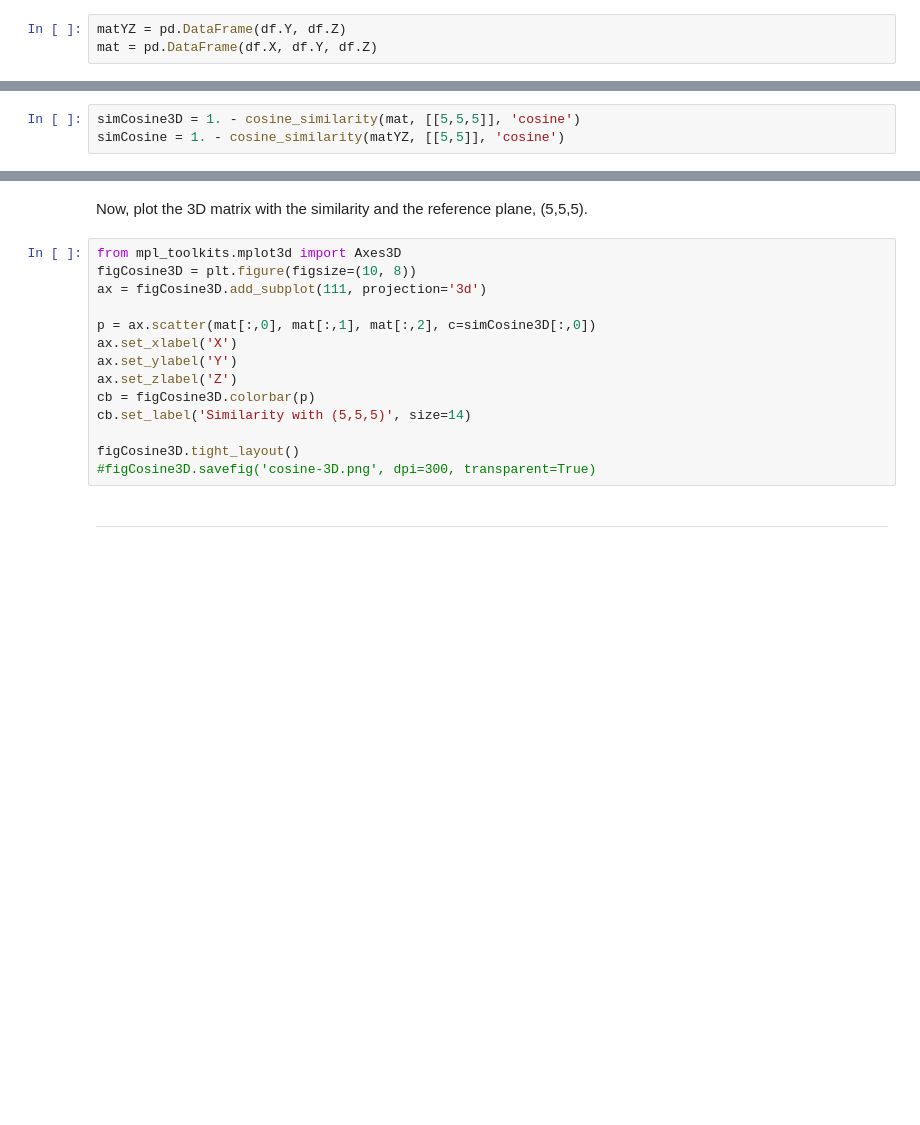
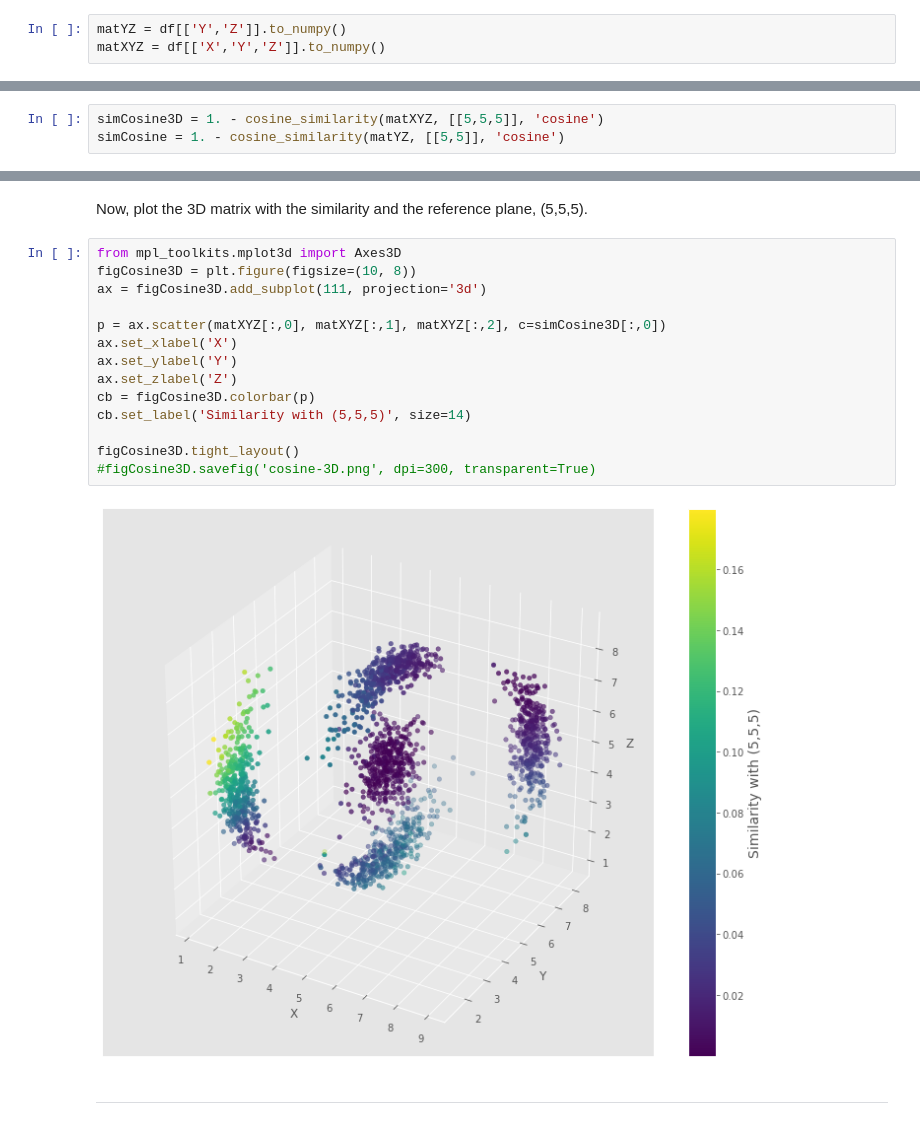
Before and after one commit to shai1esh03/ML-Algorithms-Projects, a Jupyter notebook: CosineSimilarityCaseStudy/Cosine_Similarity_Case_Study.ipynb, the cells around one changed output, grey strips where cells are left out. Cells and saved outputs as stored; diff of their text form; blank space fills up the shorter version.

```diff
--- a/CosineSimilarityCaseStudy/Cosine_Similarity_Case_Study.ipynb
+++ b/CosineSimilarityCaseStudy/Cosine_Similarity_Case_Study.ipynb
@@ -50,3 +60,3 @@ All points in our dataset can be thought of as feature vectors. We illustrate it
 # %%
-matYZ = pd.DataFrame(df.Y, df.Z)
-mat = pd.DataFrame(df.X, df.Y, df.Z)
+matYZ = df[['Y','Z']].to_numpy()
+matXYZ = df[['X','Y','Z']].to_numpy()
@@ -53,5 +87,5 @@ mat = pd.DataFrame(df.X, df.Y, df.Z)
 # %% [markdown]
 Calculate the cosine similarity for those matrices with reference planes of 5,5 and 5,5,5. Then subtract those measures from 1 in new features.
 # %%
-simCosine3D = 1. - cosine_similarity(mat, [[5,5,5]], 'cosine')
+simCosine3D = 1. - cosine_similarity(matXYZ, [[5,5,5]], 'cosine')
 simCosine = 1. - cosine_similarity(matYZ, [[5,5]], 'cosine')
@@ -80,17 +114,19 @@ Now, plot the 3D matrix with the similarity and the reference plane, (5,5,5).
 # %%
 from mpl_toolkits.mplot3d import Axes3D
 figCosine3D = plt.figure(figsize=(10, 8))
 ax = figCosine3D.add_subplot(111, projection='3d')
 
-p = ax.scatter(mat[:,0], mat[:,1], mat[:,2], c=simCosine3D[:,0])
+p = ax.scatter(matXYZ[:,0], matXYZ[:,1], matXYZ[:,2], c=simCosine3D[:,0])
 ax.set_xlabel('X')
 ax.set_ylabel('Y')
 ax.set_zlabel('Z')
 cb = figCosine3D.colorbar(p)
 cb.set_label('Similarity with (5,5,5)', size=14)
 
 figCosine3D.tight_layout()
 #figCosine3D.savefig('cosine-3D.png', dpi=300, transparent=True)
+# %% [output]
+[figure, added]
 # %% [markdown]
 ----
 # %% [markdown]
```
Also changed, not shown: parts of 14 cells of this notebook.
